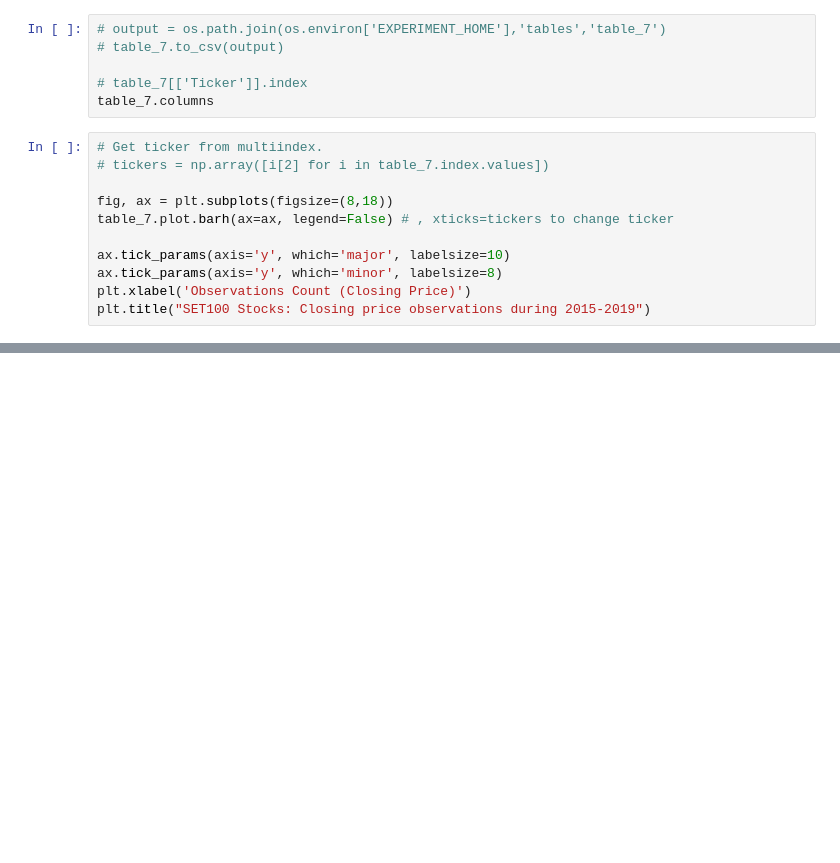
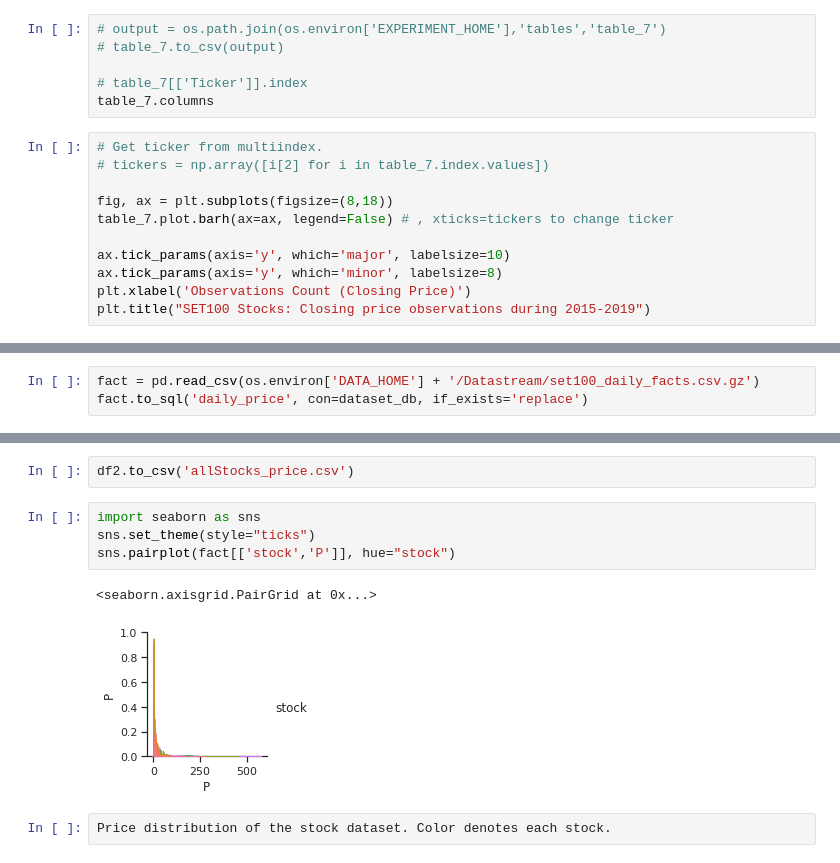
Before and after one commit to chayapan/thesis, a Jupyter notebook: 1.0 Data Acquisition/Report_ResearchData.ipynb, the cells around one changed output, grey strips where cells are left out. Cells and saved outputs as stored; diff of their text form; blank space fills up the shorter version.

```diff
--- a/1.0 Data Acquisition/Report_ResearchData.ipynb
+++ b/1.0 Data Acquisition/Report_ResearchData.ipynb
@@ -171,0 +364,3 @@ plt.title("SET100 Stocks: Closing price observations during 2015-2019")
+# %%
+fact = pd.read_csv(os.environ['DATA_HOME'] + '/Datastream/set100_daily_facts.csv.gz')
+fact.to_sql('daily_price', con=dataset_db, if_exists='replace')
@@ -171,0 +595,11 @@ plt.title("SET100 Stocks: Closing price observations during 2015-2019")
+# %%
+df2.to_csv('allStocks_price.csv')
+# %%
+import seaborn as sns
+sns.set_theme(style="ticks")
+sns.pairplot(fact[['stock','P']], hue="stock")
+# %% [output]
+<seaborn.axisgrid.PairGrid at 0x...>
+[figure, added]
+# %%
+Price distribution of the stock dataset. Color denotes each stock.
```
Also changed, not shown: parts of 35 cells of this notebook, 4 other files.
